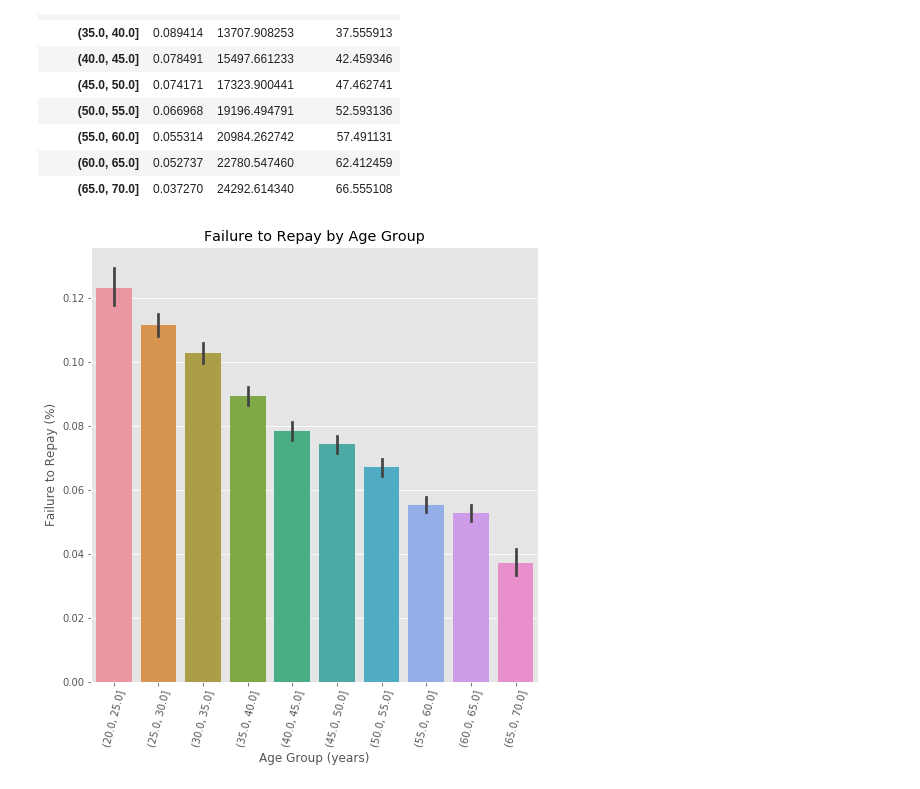
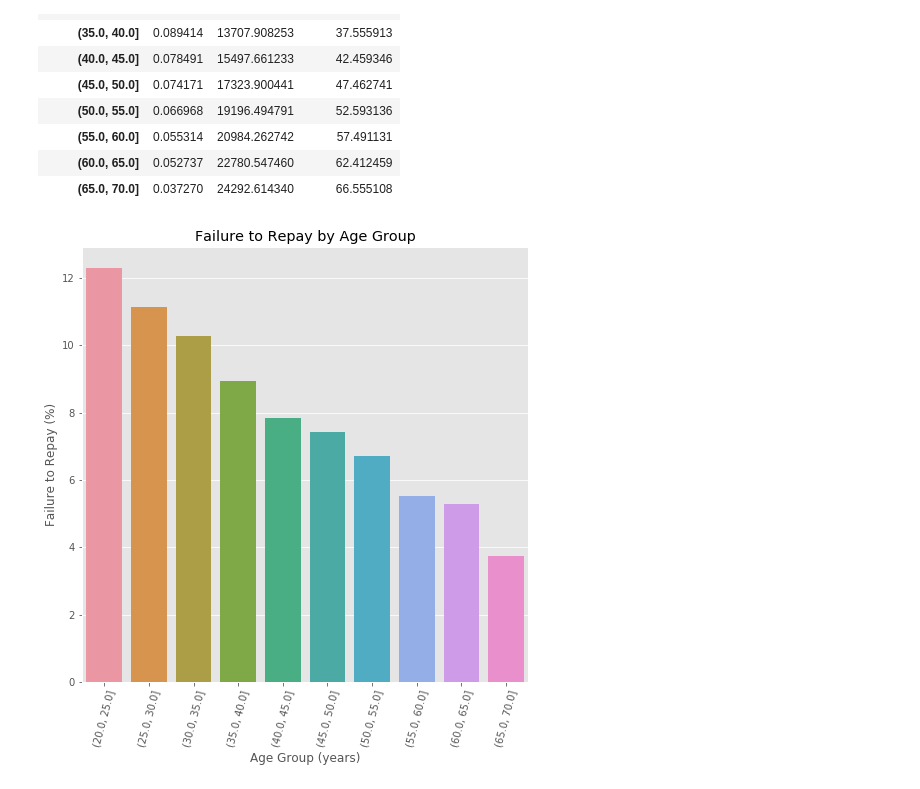
Before and after one commit to schien-ncku/3rd-ML100Days, a Jupyter notebook: Homeworks/Day_016_HW.ipynb, the cells around one changed output. Drawn from its saved outputs; the diff is of its cells as text; code cells hidden in the pictures.

```diff
--- a/Homeworks/Day_016_HW.ipynb
+++ b/Homeworks/Day_016_HW.ipynb
@@ -124,16 +142,21 @@ age_groups
 # %%
 plt.figure(figsize = (8, 8))
 
 # 以年齡區間為 x, target 為 y 繪製 barplot
 """
 Your Code Here
 """
-px = age_data['YEARS_BINNED']
-py = age_data['TARGET']
+#px = age_data['YEARS_BINNED']
+#py = age_data['TARGET']
+#why do I get almost the same similar result using the two statements above?
+
+#px = age_groups.index.astype(str) #參考解答
+px = age_groups.index
+py = 100 * age_groups['TARGET'] #參考解答（處理百分比）
 sns.barplot(px, py)
 
 # Plot labeling
 plt.xticks(rotation = 75); plt.xlabel('Age Group (years)'); plt.ylabel('Failure to Repay (%)')
 plt.title('Failure to Repay by Age Group');
 # %% [output]
-[figure, old version]
+[figure, new version]
```
Also changed, not shown: parts of 2 cells of this notebook, 2 other files.
